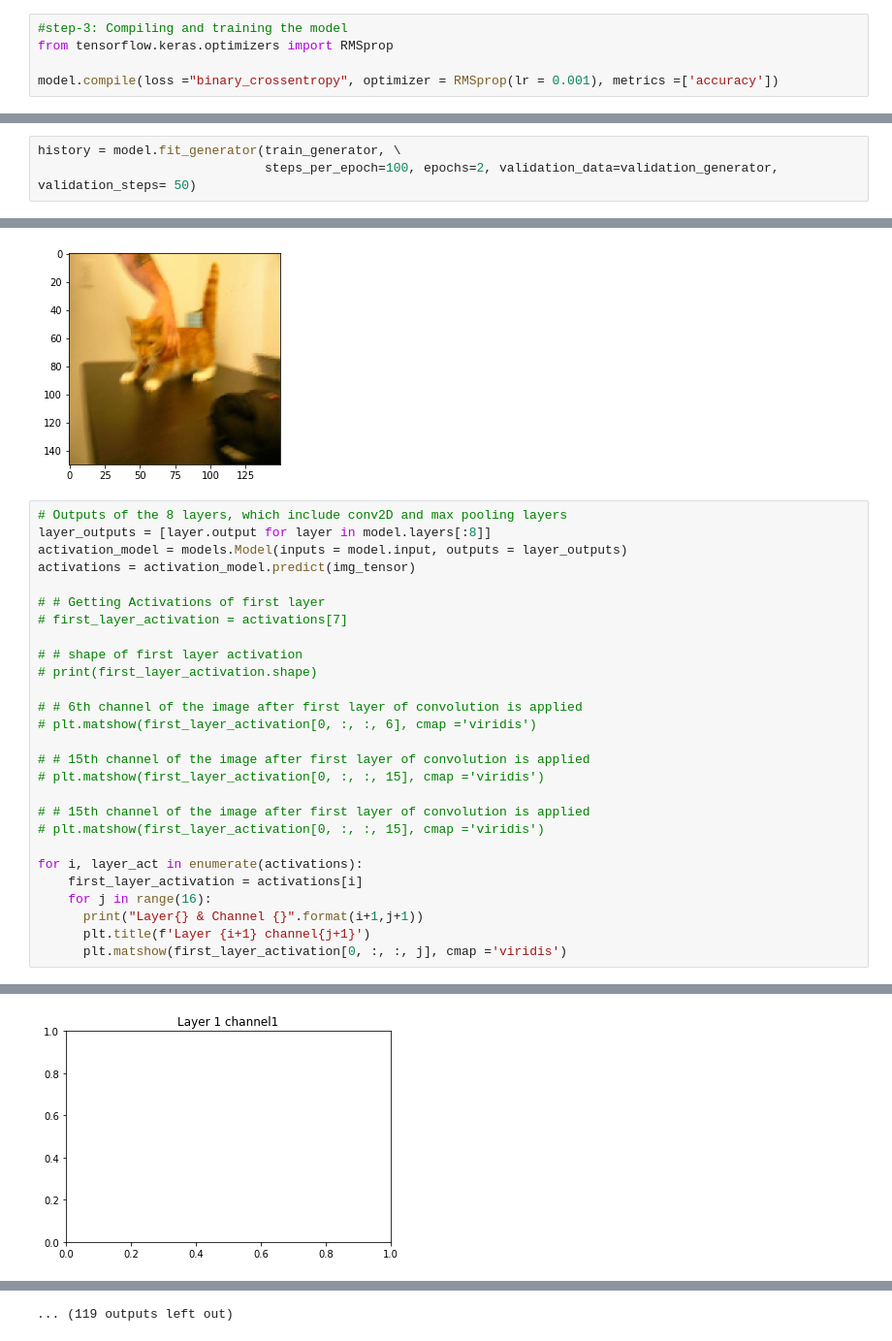
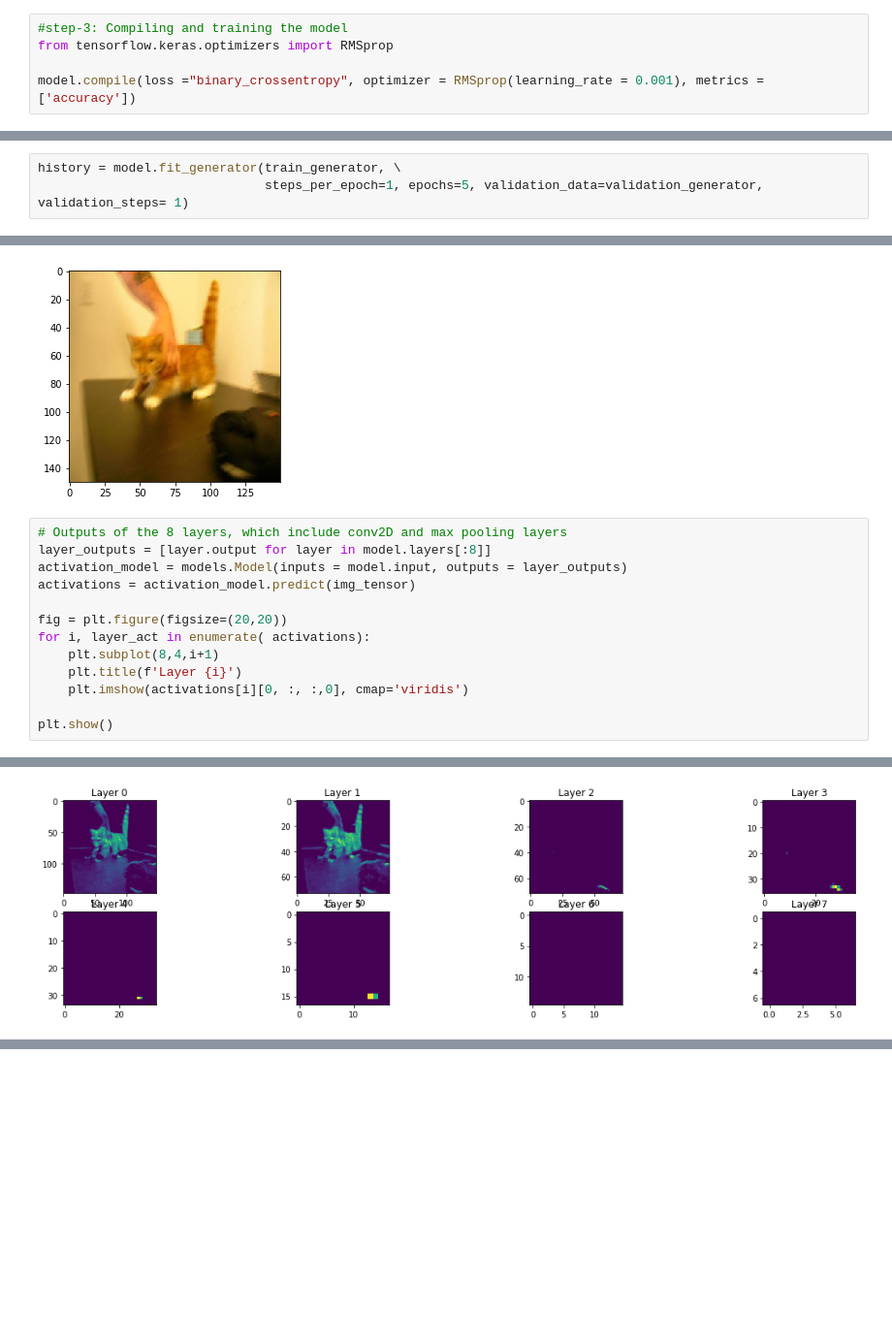
Before and after one commit to shaficse/Visualization-of-the-output-of-each-CNN-layers-for-input-image, a Jupyter notebook: visualization_output_of_cnn_layers.ipynb, the cells around one changed output, grey strips where cells are left out. Shown at 97% size. Saved outputs shown, nothing was run; the diff lists cells and outputs as text; blank space fills up the shorter version.

```diff
--- a/visualization_output_of_cnn_layers.ipynb
+++ b/visualization_output_of_cnn_layers.ipynb
@@ -77,4 +78,4 @@ _________________________________________________________________
 #step-3: Compiling and training the model
 from tensorflow.keras.optimizers import RMSprop
 
-model.compile(loss ="binary_crossentropy", optimizer = RMSprop(lr = 0.001), metrics =['accuracy'])
+model.compile(loss ="binary_crossentropy", optimizer = RMSprop(learning_rate = 0.001), metrics =['accuracy'])
@@ -83,4 +82,4 @@ WARNING:absl:`lr` is deprecated, please use `learning_rate` instead, or use the
 # %%
 history = model.fit_generator(train_generator, \
-                              steps_per_epoch=100, epochs=2, validation_data=validation_generator, validation_steps= 50)
+                              steps_per_epoch=1, epochs=5, validation_data=validation_generator, validation_steps= 1)
 # %% [output]
@@ -115,25 +120,11 @@ layer_outputs = [layer.output for layer in model.layers[:8]]
 activation_model = models.Model(inputs = model.input, outputs = layer_outputs)
 activations = activation_model.predict(img_tensor)
 
-# # Getting Activations of first layer
-# first_layer_activation = activations[7]
+fig = plt.figure(figsize=(20,20))
+for i, layer_act in enumerate( activations):
+    plt.subplot(8,4,i+1)
+    plt.title(f'Layer {i}')
+    plt.imshow(activations[i][0, :, :,0], cmap='viridis')
 
-# # shape of first layer activation
-# print(first_layer_activation.shape)
-
-# # 6th channel of the image after first layer of convolution is applied
-# plt.matshow(first_layer_activation[0, :, :, 6], cmap ='viridis')
-
-# # 15th channel of the image after first layer of convolution is applied
-# plt.matshow(first_layer_activation[0, :, :, 15], cmap ='viridis')
-
-# # 15th channel of the image after first layer of convolution is applied
-# plt.matshow(first_layer_activation[0, :, :, 15], cmap ='viridis')
-
-for i, layer_act in enumerate(activations):
-    first_layer_activation = activations[i]
-    for j in range(16):
-      print("Layer{} & Channel {}".format(i+1,j+1))
-      plt.title(f'Layer {i+1} channel{j+1}')
-      plt.matshow(first_layer_activation[0, :, :, j], cmap ='viridis')
+plt.show()
 # %% [output]
@@ -174 +132 @@ Layer8 & Channel 16
-[figure, old version]
+[figure, new version]
@@ -184 +132,0 @@ Layer8 & Channel 16
-... (119 outputs left out)
```
Also changed, not shown: parts of 11 cells of this notebook.
